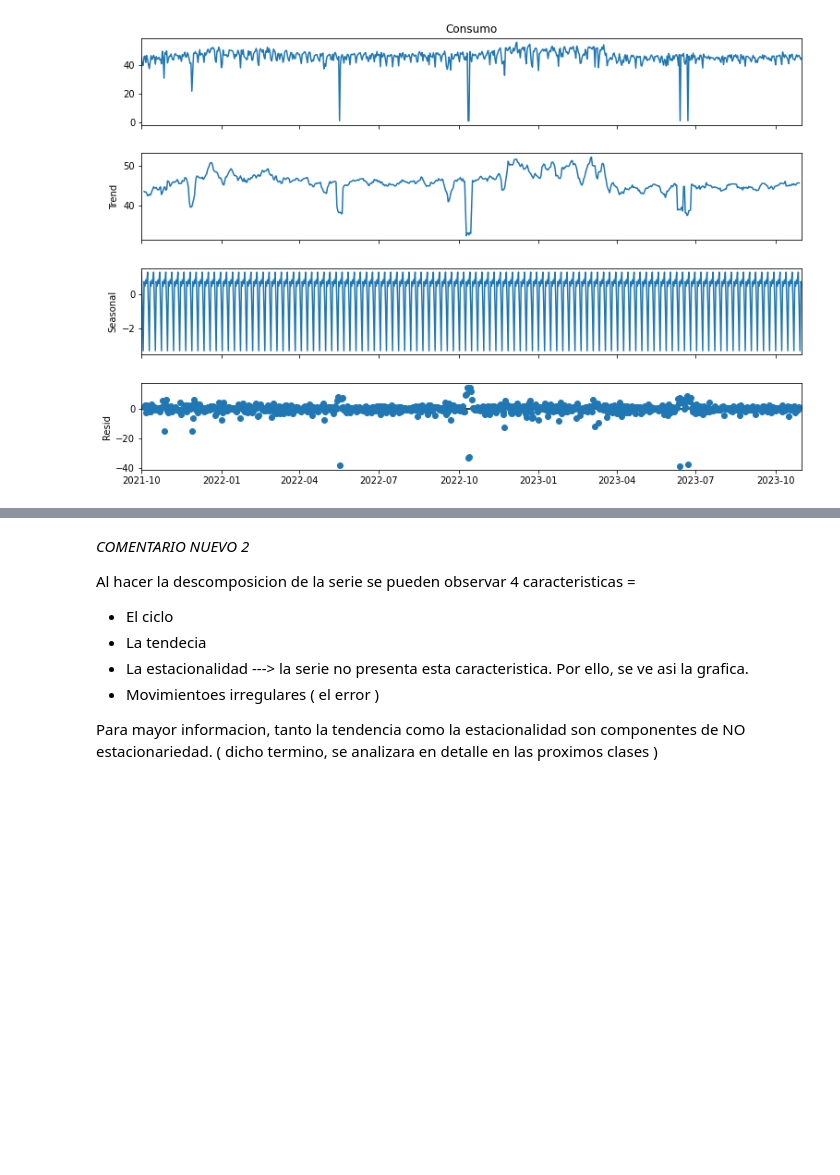
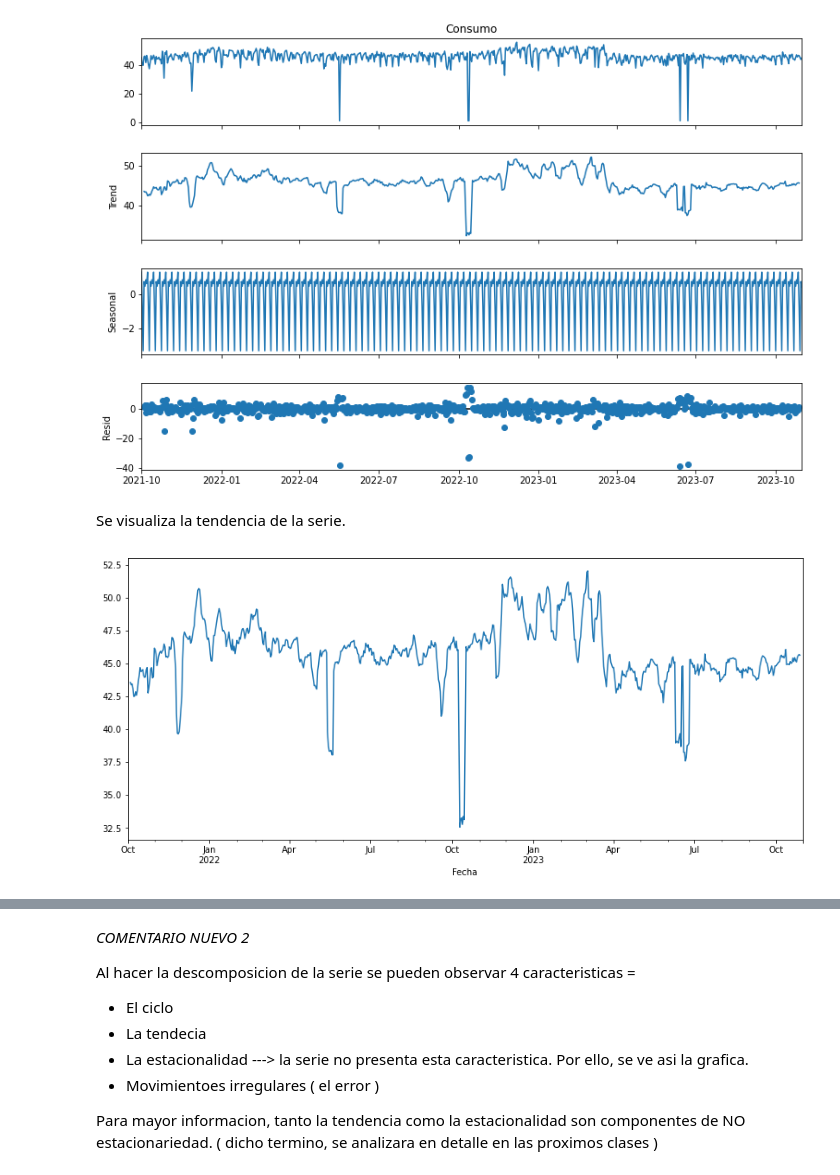
Before and after one commit to rstvz90/AST_G4, a Jupyter notebook: TP_G4_Consumo.ipynb, the cells around one changed output, grey strips where cells are left out. Cells and saved outputs as stored; diff of their text form; code cells hidden in the pictures; blank space fills up the shorter version.

```diff
--- a/TP_G4_Consumo.ipynb
+++ b/TP_G4_Consumo.ipynb
@@ -268,3 +268,11 @@ fig.set_size_inches(12,8)
 plt.show()
 # %% [output]
 [figure]
+# %% [markdown]
+Se visualiza la tendencia de la serie.
+# %%
+plt.figure( figsize = (14,6))
+s:s_dec_additive.trend.plot()
+plt.show()
+# %% [output]
+[figure, added]
```
Also changed, not shown: parts of 52 cells of this notebook.
